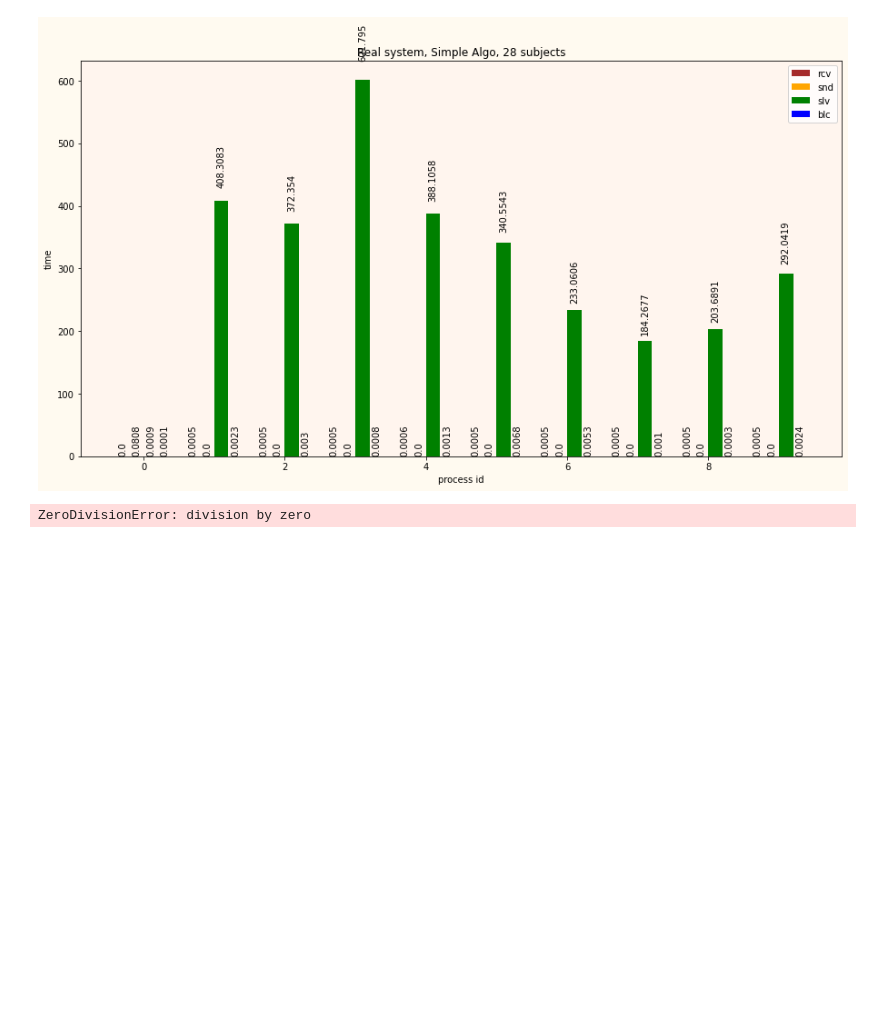
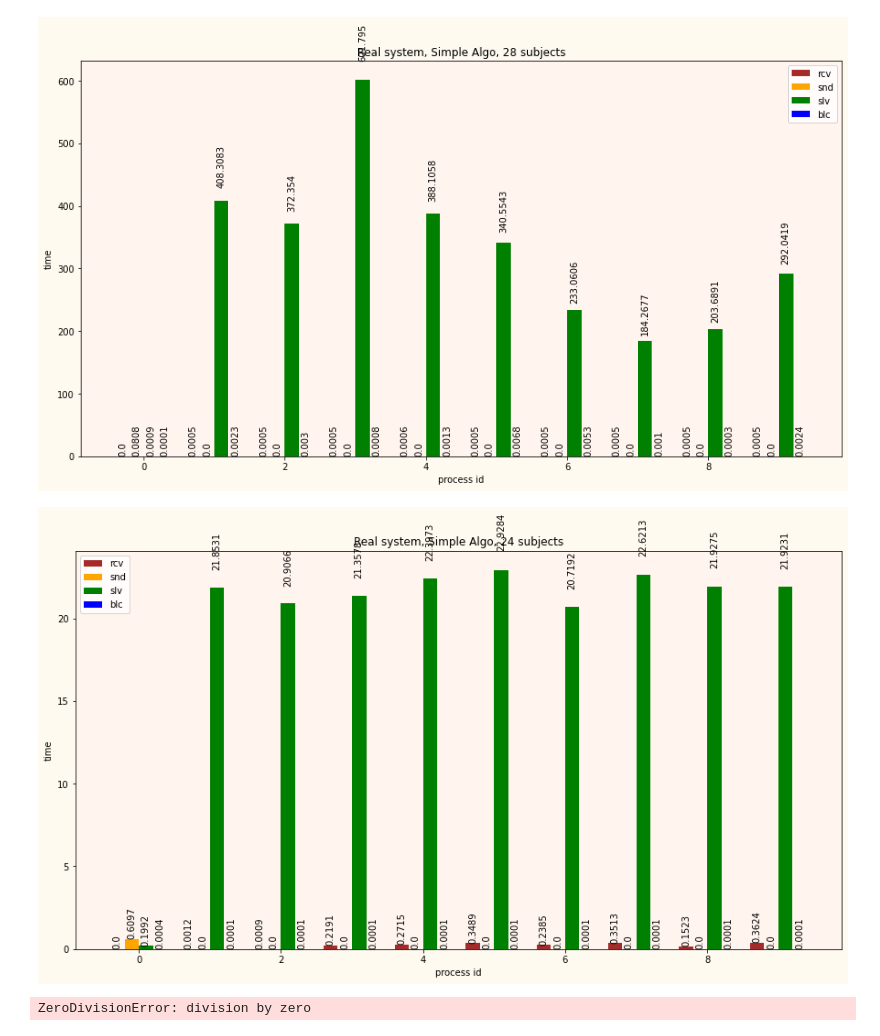
Before and after one commit to amonin7/knapsack_solution, a Jupyter notebook: Visualization.ipynb, the cells around one changed output. Drawn from its saved outputs; the diff is of its cells as text; code cells hidden in the pictures; blank space fills up the shorter version.

```diff
--- a/Visualization.ipynb
+++ b/Visualization.ipynb
@@ -265,6 +235,10 @@ plot_statistics('TraceS.csv', 'Real system, Simple Algo, 24 subjects')
 plot_statistics('TraceS.csv', 'Real system, Simple Algo, 28 subjects')
 # %% [output]
 [figure]
+# %%
+plot_statistics('TraceS.csv', 'Real system, Simple Algo, 24 subjects')
+# %% [output]
+[figure, added]
 # %%
 am = 0
 suma = (0, 0)
```
Also changed, not shown: parts of 14 cells of this notebook, 3 other files.
